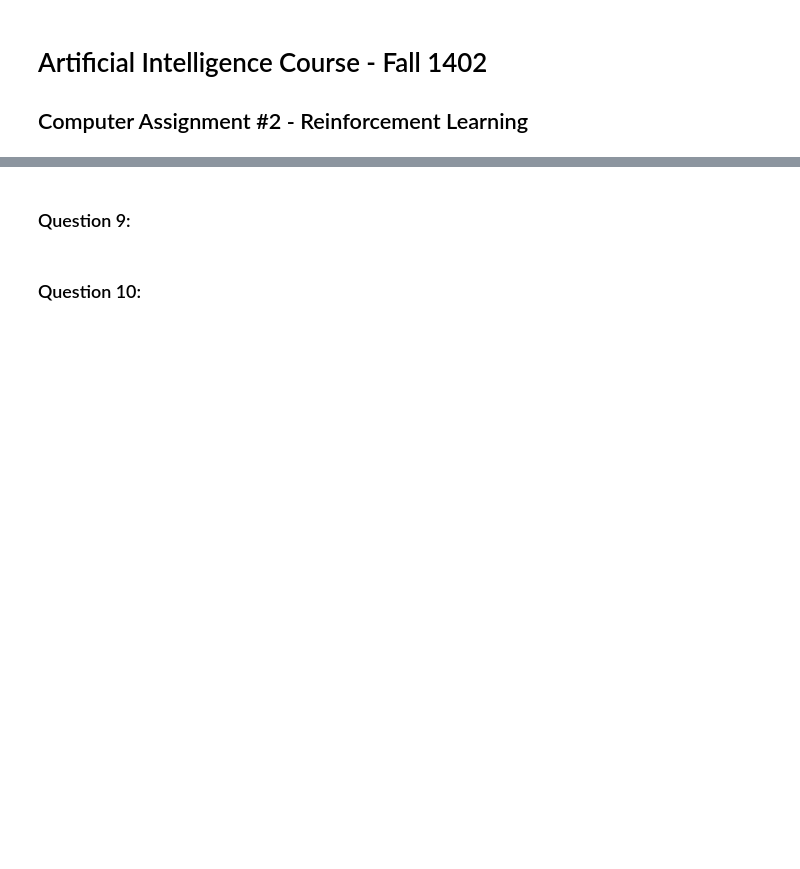
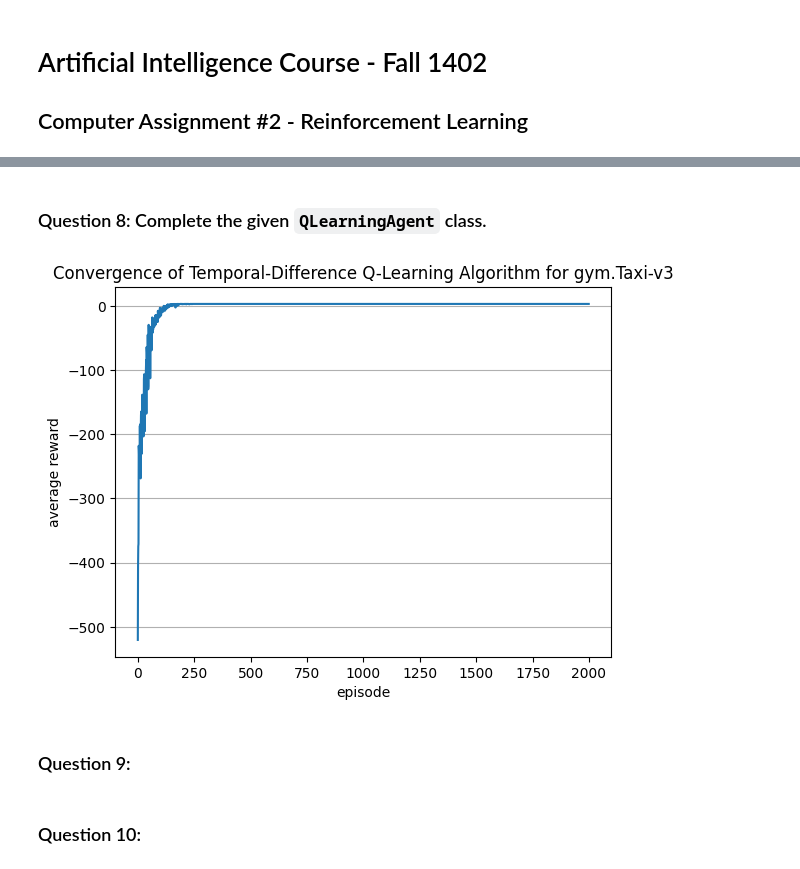
Before and after one commit to ALotov2000/gym-frozen-lake-and-taxi-solved-by-reinforcement-learning, a Jupyter notebook: src/main.ipynb, the cells around one changed output, grey strips where cells are left out. Saved outputs shown, nothing was run; the diff lists cells and outputs as text; code cells hidden in the pictures; blank space fills up the shorter version.

Commit message:
q-learning done; rendering facilitated; a bit of markdown added

```diff
--- a/src/main.ipynb
+++ b/src/main.ipynb
@@ -437,0 +386,19 @@ class QLearningAgent():
+# %%
+if DO_RENDER:
+    env = gym.make('FrozenLake-v1',
+            desc=None,
+            map_name="4x4",
+            is_slippery=True,
+            render_mode='human' if DO_RENDER else None)
+    env.metadata['render_fps'] = RENDER_FPS
+
+    agent = ValueIterationAgent(env, DISCOUNT)
+    agent.value_estimation()
+    state, terminated, truncated = agent.reset(seed=STUDENT_NUM)
+    try:
+        while not (terminated or truncated):
+            action = agent.get_optimal_policy(state)
+            state, _, terminated, truncated = agent.take_action(action)
+            env.render()
+    finally:
+        env.close()
@@ -437,0 +417,2 @@ class QLearningAgent():
+# %% [markdown]
+### Question 8: Complete the given `QLearningAgent` class. <a name='2-8'></a>
@@ -437,0 +489,27 @@ class QLearningAgent():
+# %%
+env = gym.wrappers.TimeLimit(gym.make('Taxi-v3'), TIME_LIMIT)
+reward_sum = np.zeros((REPS, EPISODES))
+for rep in range(REPS):
+    agent = QLearningAgent(env, EPSILON, LEARNING_RATE, DISCOUNT, STUDENT_NUM)
+    for episode in range(EPISODES):
+        state, terminated, truncated = agent.reset()
+
+        while not (terminated or truncated):
+            action = agent.choose_action(state)
+            next_state, reward, terminated, truncated = agent.take_action(action)
+            reward_sum[rep, episode] += reward
+
+            agent.update_q_table(state, action, next_state, reward)
+            agent.decay_epsilon(episode)
+            agent.decrease_learning_rate(episode)
+
+            state = next_state
+fig, ax = plt.subplots()
+ax.plot(np.arange(EPISODES), np.average(reward_sum, axis=0))
+ax.grid(True, axis='y')
+ax.set_xlabel('episode')
+ax.set_ylabel('average reward')
+ax.set_title('Convergence of Temporal-Difference Q-Learning Algorithm for gym.Taxi-v3')
+plt.show()
+# %% [output]
+[figure, added]
```
Also changed, not shown: parts of 53 cells of this notebook.
